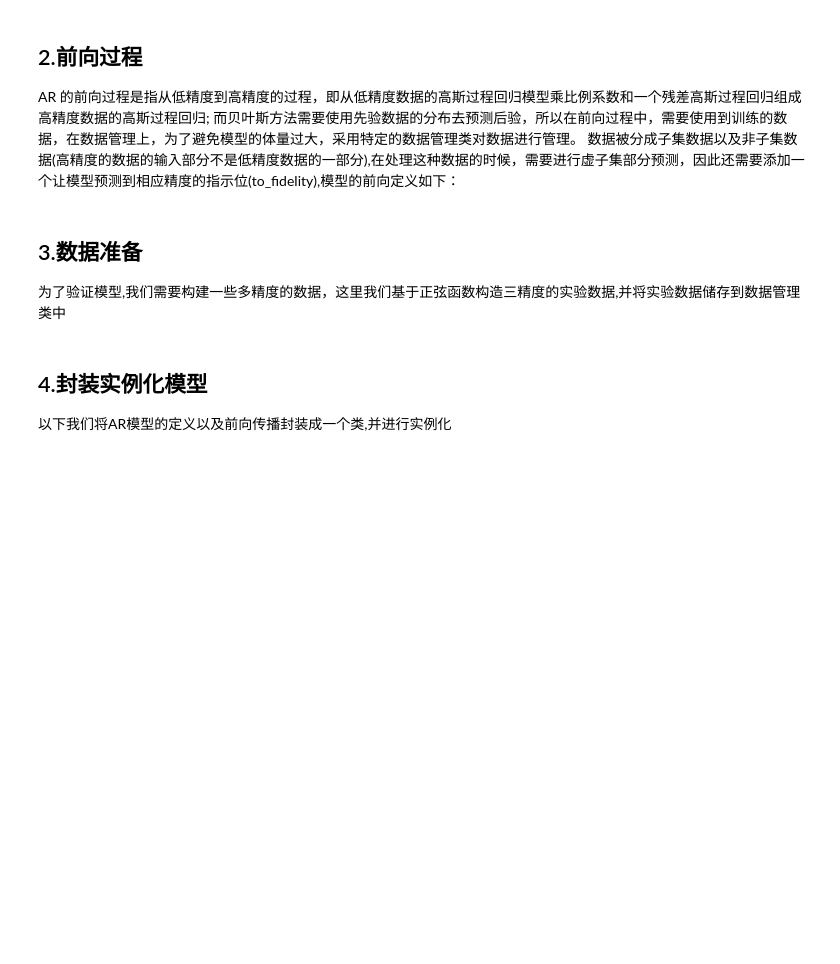
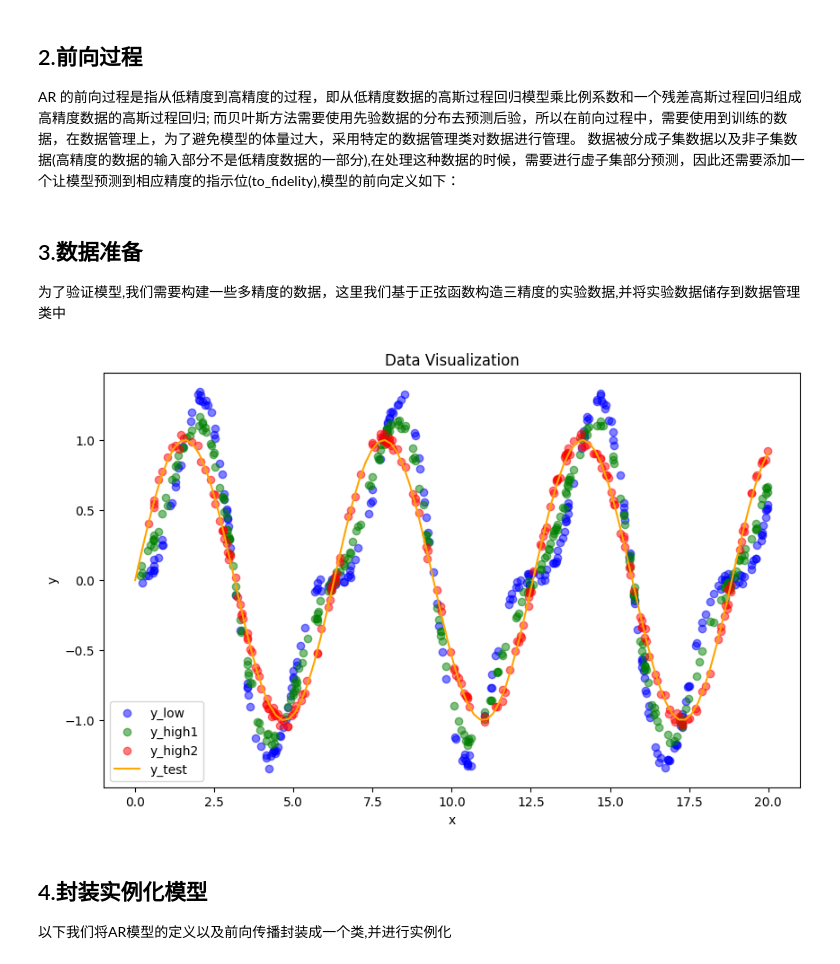
Before and after one commit to IceLab-X/FidelityFusion, a Jupyter notebook: Quick_demo.ipynb, the cells around one changed output. Cells and saved outputs as stored; diff of their text form; code cells hidden in the pictures; blank space fills up the shorter version.

```diff
--- a/Quick_demo.ipynb
+++ b/Quick_demo.ipynb
@@ -112,31 +112,47 @@ def forward_demo(self, data_manager, x_test, to_fidelity=None):
 # %%
 from FidelityFusion_Models.MF_data import MultiFidelityDataManager
 torch.manual_seed(1)
 # generate the data
 x_all = torch.rand(500, 1) * 20
 xlow_indices = torch.randperm(500)[:300]
 xlow_indices = torch.sort(xlow_indices).values
 x_low = x_all[xlow_indices]
 xhigh1_indices = torch.randperm(500)[:300]
 xhigh1_indices = torch.sort(xhigh1_indices).values
 x_high1 = x_all[xhigh1_indices]
 xhigh2_indices = torch.randperm(500)[:250]
 xhigh2_indices = torch.sort(xhigh2_indices).values
 x_high2 = x_all[xhigh2_indices]
 x_test = torch.linspace(0, 20, 100).reshape(-1, 1)
 
 y_low = torch.sin(x_low) - 0.5 * torch.sin(2 * x_low) + torch.rand(300, 1) * 0.1 - 0.05
 y_high1 = torch.sin(x_high1) - 0.3 * torch.sin(2 * x_high1) + torch.rand(300, 1) * 0.1 - 0.05
 y_high2 = torch.sin(x_high2) + torch.rand(250, 1) * 0.1 - 0.05
 y_test = torch.sin(x_test)
 
 initial_data = [
     {'raw_fidelity_name': '0','fidelity_indicator': 0, 'X': x_low, 'Y': y_low},
     {'raw_fidelity_name': '1','fidelity_indicator': 1, 'X': x_high1, 'Y': y_high1},
     {'raw_fidelity_name': '2','fidelity_indicator': 2, 'X': x_high2, 'Y': y_high2},
 ]
 fidelity_num = len(initial_data)
 fidelity_manager = MultiFidelityDataManager(initial_data)
+
+import matplotlib.pyplot as plt
+plt.figure(figsize=(10, 6))
+plt.scatter(x_low[:, 0].numpy(), y_low.numpy(), color='blue', label='y_low', alpha=0.5)
+plt.scatter(x_high1[:, 0].numpy(), y_high1.numpy(), color='green', label='y_high1', alpha=0.5)
+plt.scatter(x_high2[:, 0].numpy(), y_high2.numpy(), color='red', label='y_high2', alpha=0.5)
+plt.plot(x_test[:, 0].numpy(), y_test.numpy(), color='orange', label='y_test')
+
+plt.legend()
+plt.xlabel('x')
+plt.ylabel('y')
+plt.title('Data Visualization')
+
+plt.show()
+# %% [output]
+[figure, added]
 # %% [markdown]
 ## 4.封装实例化模型
 以下我们将AR模型的定义以及前向传播封装成一个类,并进行实例化
```
Also changed, not shown: parts of 1 cell of this notebook, 2 other files.
